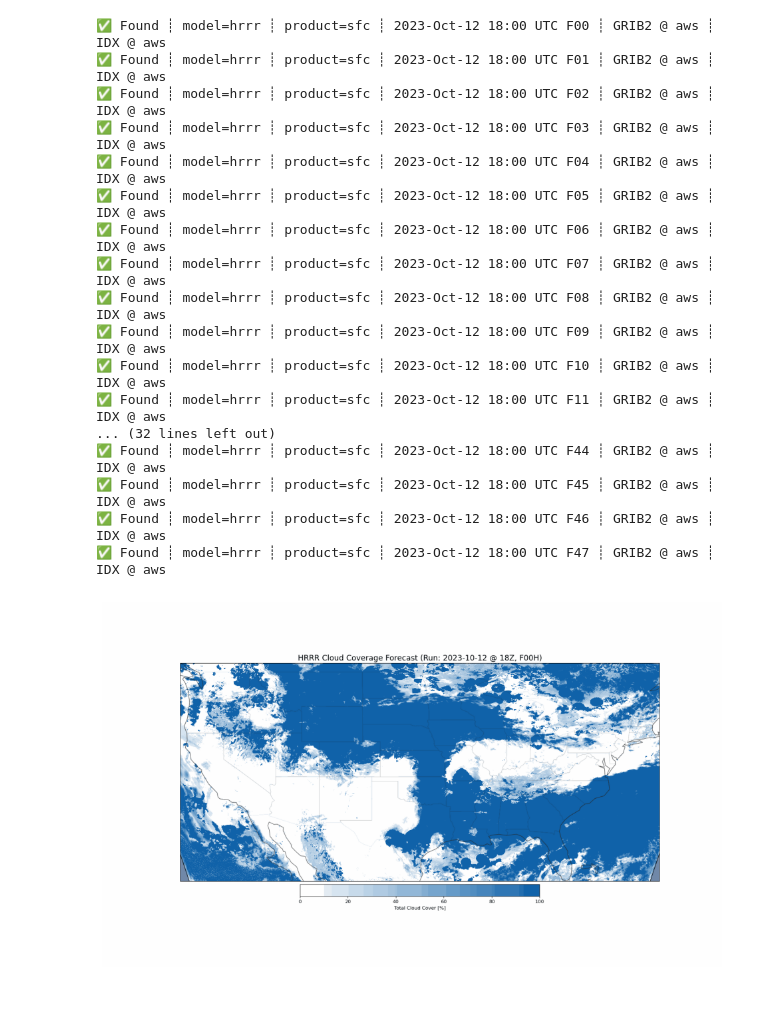
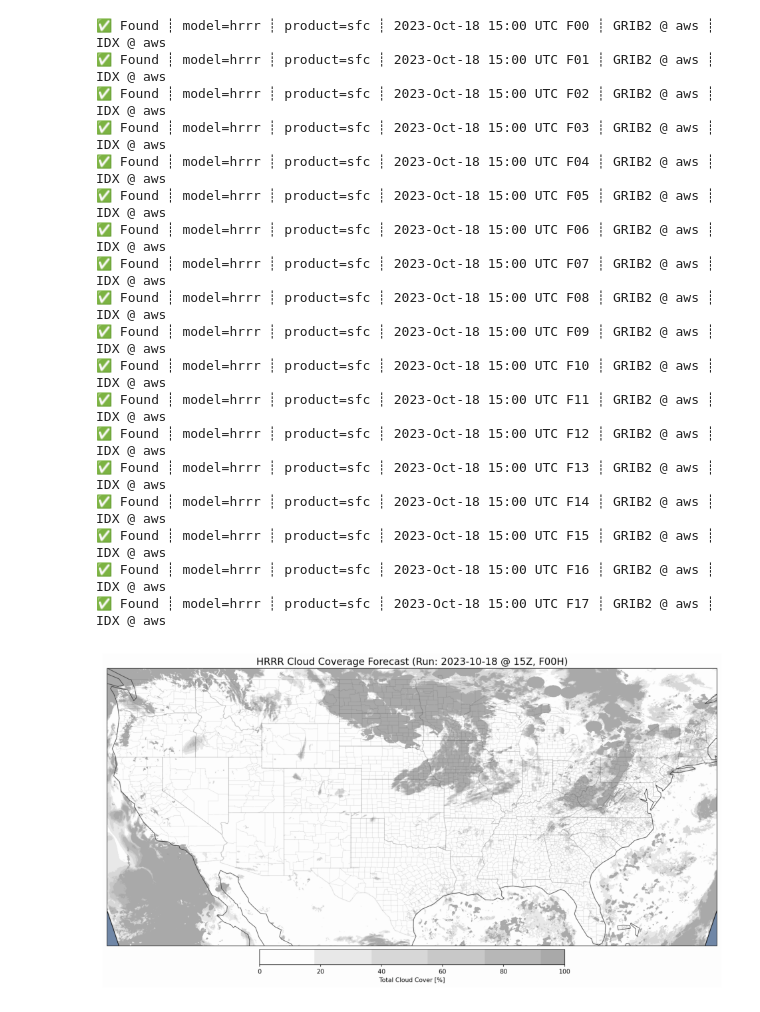
Before and after one commit to WXFanatics/Meteorological-Python, a Jupyter notebook: herbie/HRRRCloudCoverageLoop.ipynb, the cells around one changed output. Drawn from its saved outputs; the diff is of its cells as text; code cells hidden in the pictures.

Commit message:
Modified HRRR Cloud Coverage

```diff
--- a/herbie/HRRRCloudCoverageLoop.ipynb
+++ b/herbie/HRRRCloudCoverageLoop.ipynb
@@ -1,5 +1,6 @@
 # %%
 import os
+import herbie
 from herbie import Herbie
 from paint.standard2 import cm_tmp
 from toolbox import EasyMap, pc
@@ -9,7 +10,7 @@ import cartopy.crs as ccrs
 import imageio
 from datetime import datetime, timedelta
 # Define the initialization date
-init_date = datetime.strptime("2023-10-12 18", "%Y-%m-%d %H")
+init_date = datetime.strptime("2023-10-18 15", "%Y-%m-%d %H")
 # %%
 # Data Checker - Lists available data for the current date and hourly run you choose
 
@@ -62,9 +62,9 @@ print(ds)
 # %%
-# Create a custom colormap where white is no clouds and dark gray is full clouds
-cmap_custom = LinearSegmentedColormap.from_list('custom', ['#FFFFFF', '#1062A9'], N=256)
+# Cloud color
+cmap_custom = LinearSegmentedColormap.from_list('custom', ['#FFFFFF', '#A9A9A9'], N=256)  # white to dark gray
 
 # Choose the correct amount of runs - ex: F0-F48
-fxx_range = range(0, 48)
+fxx_range = range(0, 18)
 frames = []
 
 for fxx in fxx_range:
@@ -82,7 +82,7 @@ for fxx in fxx_range:
         _, index = np.unique(ds['valid_time'], return_index=True)
         ds = ds.isel(valid_time=index)
 
-    ax = EasyMap(figsize=(17.99, 10.59)).STATES().OCEAN().LAND().DOMAIN(ds).ax
+    ax = EasyMap(figsize=(17.99, 10.59)).STATES().OCEAN().LAND().COUNTIES().DOMAIN(ds).ax
     ds.tcc.plot(
         x="longitude",
         y="latitude",
@@ -98,49 +98,50 @@ for fxx in fxx_range:
     # Compute the valid date
     valid_date = init_date + timedelta(hours=fxx)
 
     # Set a custom title with the proper date, run, and fxx
     ax.set_title(f"HRRR Cloud Coverage Forecast (Run: {init_date.strftime('%Y-%m-%d @ %H')}Z, F{fxx:02}H)", fontsize=16)
 
     # Save the current frame as an image
     frame_filename = f"temp_frame_{fxx}.png"
-    plt.savefig(frame_filename, dpi=80)
+    plt.savefig(frame_filename, dpi=150, bbox_inches='tight', pad_inches=0.1)
     frames.append(frame_filename)
 
     plt.close()
 
 # Combine individual frames into a GIF
 import imageio.v2 as imageio_v2
 
 with imageio_v2.get_writer('cloud_coverage.gif', mode='I', duration=500, loop=0) as writer:
     for frame_filename in frames:
         image = imageio_v2.imread(frame_filename)
         writer.append_data(image)
 
 # Clean up individual frame files
 for frame_filename in frames:
     os.remove(frame_filename)
 
 # Display the generated GIF
 plt.figure(figsize=(12, 12))
 plt.imshow(imageio_v2.imread('cloud_coverage.gif'))
 plt.axis('off')
 plt.show()
 # %% [output]
-✅ Found ┊ model=hrrr ┊ product=sfc ┊ 2023-Oct-12 18:00 UTC F00 ┊ GRIB2 @ aws ┊ IDX @ aws
-✅ Found ┊ model=hrrr ┊ product=sfc ┊ 2023-Oct-12 18:00 UTC F01 ┊ GRIB2 @ aws ┊ IDX @ aws
-✅ Found ┊ model=hrrr ┊ product=sfc ┊ 2023-Oct-12 18:00 UTC F02 ┊ GRIB2 @ aws ┊ IDX @ aws
-✅ Found ┊ model=hrrr ┊ product=sfc ┊ 2023-Oct-12 18:00 UTC F03 ┊ GRIB2 @ aws ┊ IDX @ aws
-✅ Found ┊ model=hrrr ┊ product=sfc ┊ 2023-Oct-12 18:00 UTC F04 ┊ GRIB2 @ aws ┊ IDX @ aws
-✅ Found ┊ model=hrrr ┊ product=sfc ┊ 2023-Oct-12 18:00 UTC F05 ┊ GRIB2 @ aws ┊ IDX @ aws
-✅ Found ┊ model=hrrr ┊ product=sfc ┊ 2023-Oct-12 18:00 UTC F06 ┊ GRIB2 @ aws ┊ IDX @ aws
-✅ Found ┊ model=hrrr ┊ product=sfc ┊ 2023-Oct-12 18:00 UTC F07 ┊ GRIB2 @ aws ┊ IDX @ aws
-✅ Found ┊ model=hrrr ┊ product=sfc ┊ 2023-Oct-12 18:00 UTC F08 ┊ GRIB2 @ aws ┊ IDX @ aws
-✅ Found ┊ model=hrrr ┊ product=sfc ┊ 2023-Oct-12 18:00 UTC F09 ┊ GRIB2 @ aws ┊ IDX @ aws
-✅ Found ┊ model=hrrr ┊ product=sfc ┊ 2023-Oct-12 18:00 UTC F10 ┊ GRIB2 @ aws ┊ IDX @ aws
-✅ Found ┊ model=hrrr ┊ product=sfc ┊ 2023-Oct-12 18:00 UTC F11 ┊ GRIB2 @ aws ┊ IDX @ aws
-... (32 lines left out)
-✅ Found ┊ model=hrrr ┊ product=sfc ┊ 2023-Oct-12 18:00 UTC F44 ┊ GRIB2 @ aws ┊ IDX @ aws
-✅ Found ┊ model=hrrr ┊ product=sfc ┊ 2023-Oct-12 18:00 UTC F45 ┊ GRIB2 @ aws ┊ IDX @ aws
-✅ Found ┊ model=hrrr ┊ product=sfc ┊ 2023-Oct-12 18:00 UTC F46 ┊ GRIB2 @ aws ┊ IDX @ aws
-✅ Found ┊ model=hrrr ┊ product=sfc ┊ 2023-Oct-12 18:00 UTC F47 ┊ GRIB2 @ aws ┊ IDX @ aws
+✅ Found ┊ model=hrrr ┊ product=sfc ┊ 2023-Oct-18 15:00 UTC F00 ┊ GRIB2 @ aws ┊ IDX @ aws
+✅ Found ┊ model=hrrr ┊ product=sfc ┊ 2023-Oct-18 15:00 UTC F01 ┊ GRIB2 @ aws ┊ IDX @ aws
+✅ Found ┊ model=hrrr ┊ product=sfc ┊ 2023-Oct-18 15:00 UTC F02 ┊ GRIB2 @ aws ┊ IDX @ aws
+✅ Found ┊ model=hrrr ┊ product=sfc ┊ 2023-Oct-18 15:00 UTC F03 ┊ GRIB2 @ aws ┊ IDX @ aws
+✅ Found ┊ model=hrrr ┊ product=sfc ┊ 2023-Oct-18 15:00 UTC F04 ┊ GRIB2 @ aws ┊ IDX @ aws
+✅ Found ┊ model=hrrr ┊ product=sfc ┊ 2023-Oct-18 15:00 UTC F05 ┊ GRIB2 @ aws ┊ IDX @ aws
+✅ Found ┊ model=hrrr ┊ product=sfc ┊ 2023-Oct-18 15:00 UTC F06 ┊ GRIB2 @ aws ┊ IDX @ aws
+✅ Found ┊ model=hrrr ┊ product=sfc ┊ 2023-Oct-18 15:00 UTC F07 ┊ GRIB2 @ aws ┊ IDX @ aws
+✅ Found ┊ model=hrrr ┊ product=sfc ┊ 2023-Oct-18 15:00 UTC F08 ┊ GRIB2 @ aws ┊ IDX @ aws
+✅ Found ┊ model=hrrr ┊ product=sfc ┊ 2023-Oct-18 15:00 UTC F09 ┊ GRIB2 @ aws ┊ IDX @ aws
+✅ Found ┊ model=hrrr ┊ product=sfc ┊ 2023-Oct-18 15:00 UTC F10 ┊ GRIB2 @ aws ┊ IDX @ aws
+✅ Found ┊ model=hrrr ┊ product=sfc ┊ 2023-Oct-18 15:00 UTC F11 ┊ GRIB2 @ aws ┊ IDX @ aws
+✅ Found ┊ model=hrrr ┊ product=sfc ┊ 2023-Oct-18 15:00 UTC F12 ┊ GRIB2 @ aws ┊ IDX @ aws
+✅ Found ┊ model=hrrr ┊ product=sfc ┊ 2023-Oct-18 15:00 UTC F13 ┊ GRIB2 @ aws ┊ IDX @ aws
+✅ Found ┊ model=hrrr ┊ product=sfc ┊ 2023-Oct-18 15:00 UTC F14 ┊ GRIB2 @ aws ┊ IDX @ aws
+✅ Found ┊ model=hrrr ┊ product=sfc ┊ 2023-Oct-18 15:00 UTC F15 ┊ GRIB2 @ aws ┊ IDX @ aws
+✅ Found ┊ model=hrrr ┊ product=sfc ┊ 2023-Oct-18 15:00 UTC F16 ┊ GRIB2 @ aws ┊ IDX @ aws
+✅ Found ┊ model=hrrr ┊ product=sfc ┊ 2023-Oct-18 15:00 UTC F17 ┊ GRIB2 @ aws ┊ IDX @ aws
-[figure, old version]
+[figure, new version]
```
Also changed, not shown: parts of 1 cell of this notebook.
